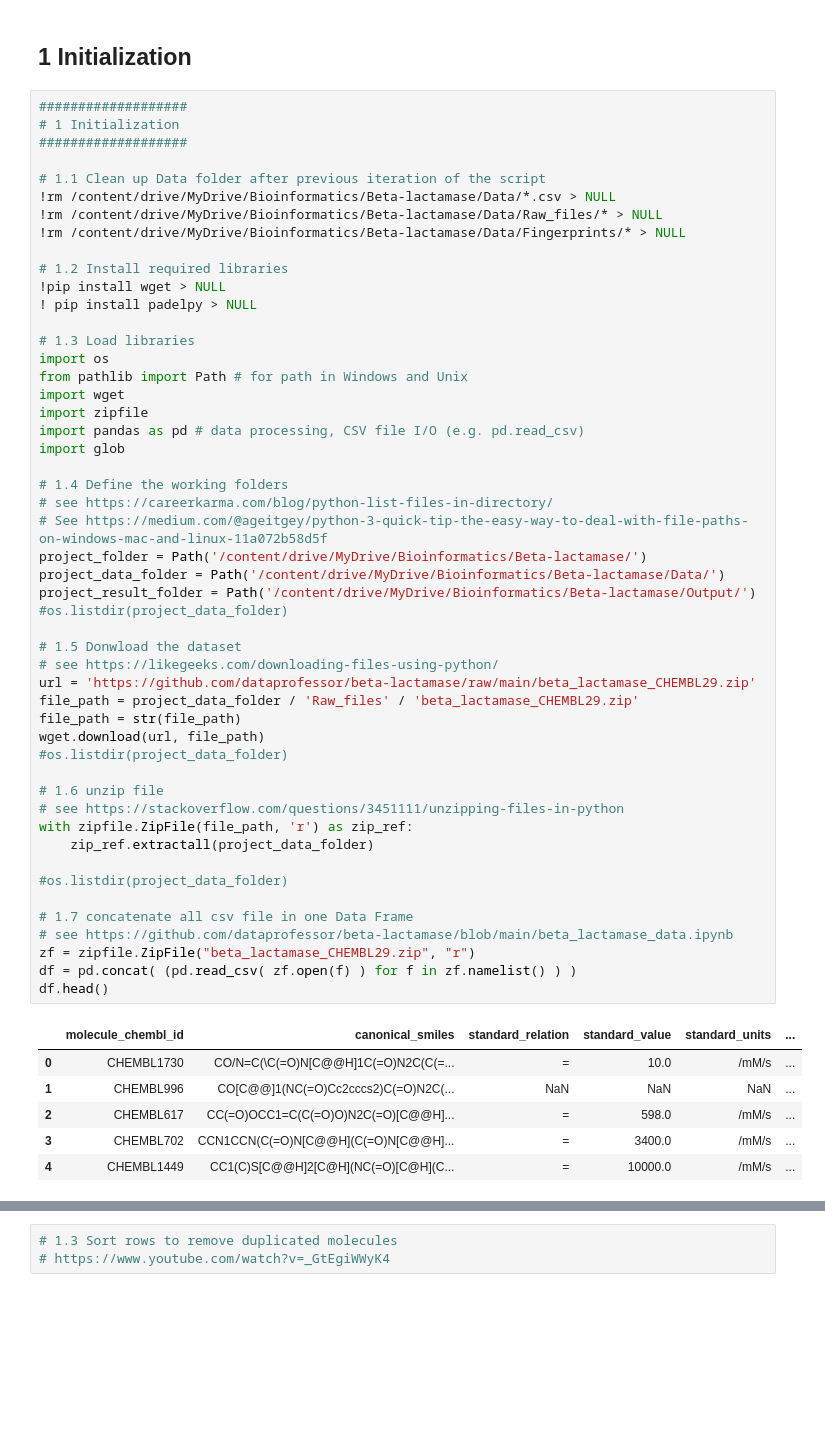
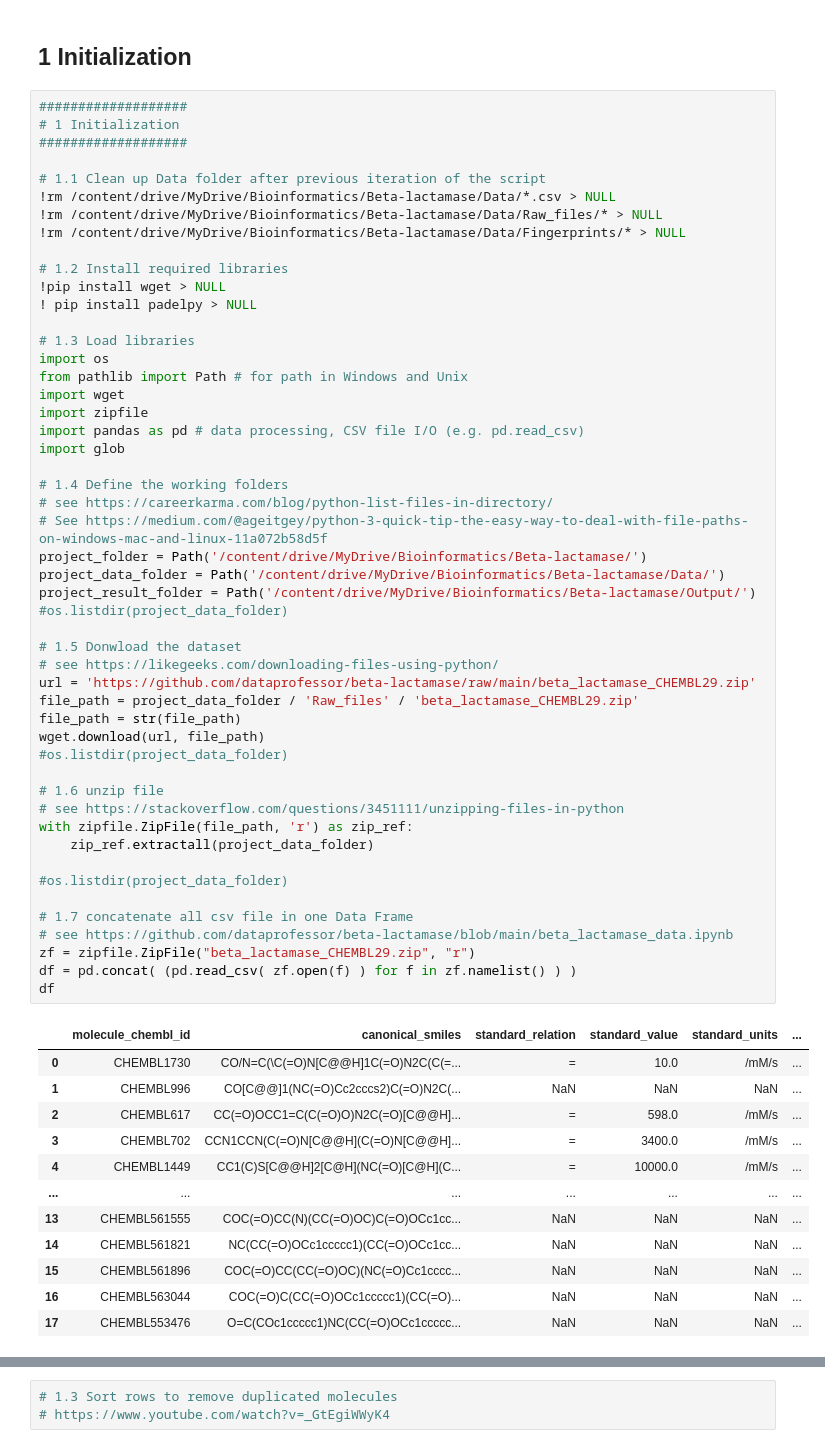
Before and after one commit to dataprofessor/beta-lactamase, a Jupyter notebook: Data_Wrangling_and_EDA.ipynb, the cells around one changed output, grey strips where cells are left out. Cells and saved outputs as stored; diff of their text form; blank space fills up the shorter version.

```diff
--- a/Data_Wrangling_and_EDA.ipynb
+++ b/Data_Wrangling_and_EDA.ipynb
@@ -39,31 +40,37 @@ project_folder = Path('/content/drive/MyDrive/Bioinformatics/Beta-lactamase/')
 project_data_folder = Path('/content/drive/MyDrive/Bioinformatics/Beta-lactamase/Data/')
 project_result_folder = Path('/content/drive/MyDrive/Bioinformatics/Beta-lactamase/Output/')
 #os.listdir(project_data_folder)
 
 # 1.5 Donwload the dataset
 # see https://likegeeks.com/downloading-files-using-python/
 url = 'https://github.com/dataprofessor/beta-lactamase/raw/main/beta_lactamase_CHEMBL29.zip'
 file_path = project_data_folder / 'Raw_files' / 'beta_lactamase_CHEMBL29.zip'
 file_path = str(file_path)
 wget.download(url, file_path)
 #os.listdir(project_data_folder)
 
 # 1.6 unzip file
 # see https://stackoverflow.com/questions/3451111/unzipping-files-in-python
 with zipfile.ZipFile(file_path, 'r') as zip_ref:
     zip_ref.extractall(project_data_folder)
 
 #os.listdir(project_data_folder)
 
 # 1.7 concatenate all csv file in one Data Frame
 # see https://github.com/dataprofessor/beta-lactamase/blob/main/beta_lactamase_data.ipynb
 zf = zipfile.ZipFile("beta_lactamase_CHEMBL29.zip", "r")
 df = pd.concat( (pd.read_csv( zf.open(f) ) for f in zf.namelist() ) )
-df.head()
+df
 # %% [output]
 |  | molecule_chembl_id | canonical_smiles | standard_relation | standard_value | standard_units | ... |
 | 0 | CHEMBL1730 | CO/N=C(\C(=O)N[C@@H]1C(=O)N2C(C(=... | = | 10.0 | /mM/s | ... |
 | 1 | CHEMBL996 | CO[C@@]1(NC(=O)Cc2cccs2)C(=O)N2C(... | NaN | NaN | NaN | ... |
 | 2 | CHEMBL617 | CC(=O)OCC1=C(C(=O)O)N2C(=O)[C@@H]... | = | 598.0 | /mM/s | ... |
 | 3 | CHEMBL702 | CCN1CCN(C(=O)N[C@@H](C(=O)N[C@@H]... | = | 3400.0 | /mM/s | ... |
 | 4 | CHEMBL1449 | CC1(C)S[C@@H]2[C@H](NC(=O)[C@H](C... | = | 10000.0 | /mM/s | ... |
+| ... | ... | ... | ... | ... | ... | ... |
+| 13 | CHEMBL561555 | COC(=O)CC(N)(CC(=O)OC)C(=O)OCc1cc... | NaN | NaN | NaN | ... |
+| 14 | CHEMBL561821 | NC(CC(=O)OCc1ccccc1)(CC(=O)OCc1cc... | NaN | NaN | NaN | ... |
+| 15 | CHEMBL561896 | COC(=O)CC(CC(=O)OC)(NC(=O)Cc1cccc... | NaN | NaN | NaN | ... |
+| 16 | CHEMBL563044 | COC(=O)C(CC(=O)OCc1ccccc1)(CC(=O)... | NaN | NaN | NaN | ... |
+| 17 | CHEMBL553476 | O=C(COc1ccccc1)NC(CC(=O)OCc1ccccc... | NaN | NaN | NaN | ... |
```
Also changed, not shown: parts of 6 cells of this notebook, 3 other files.
